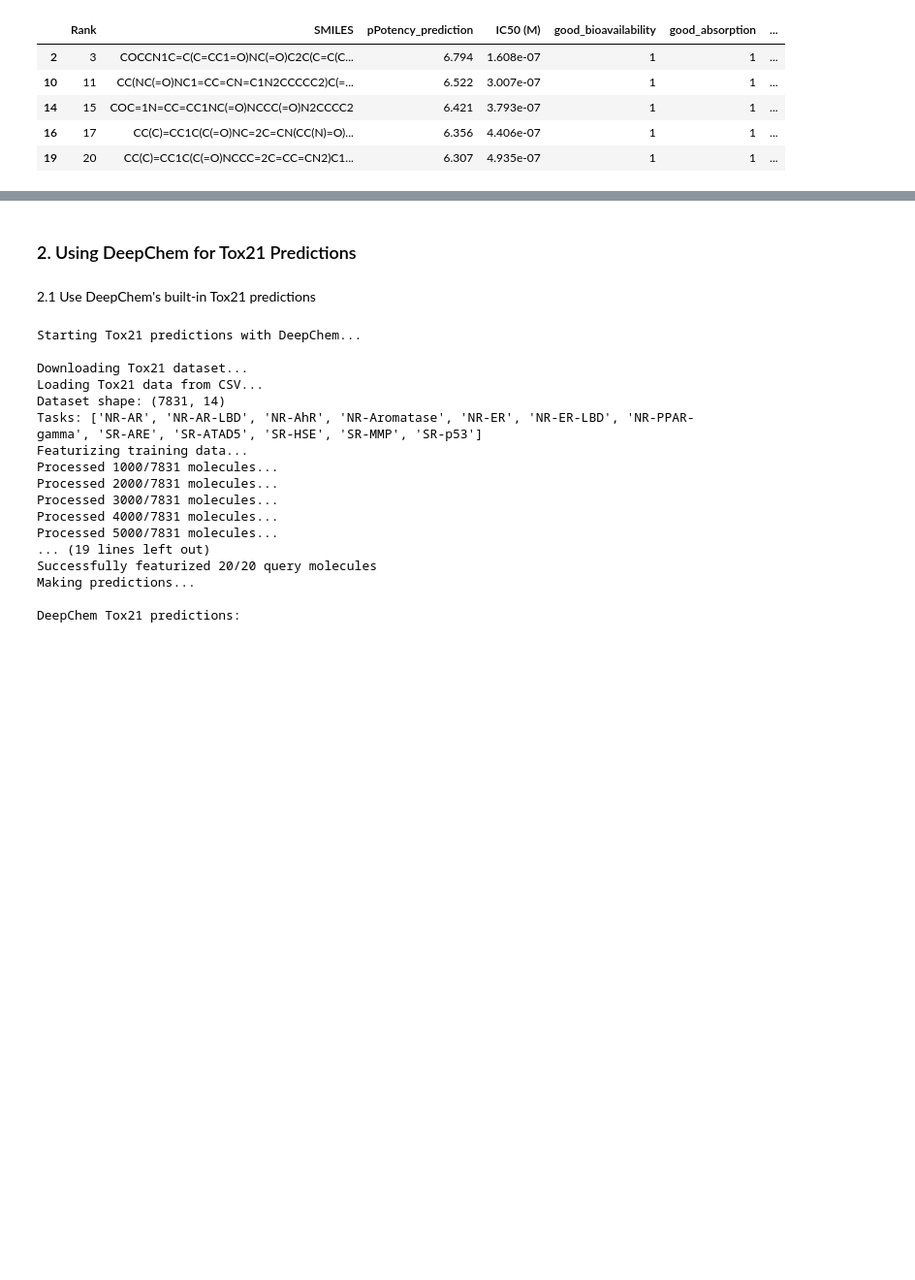
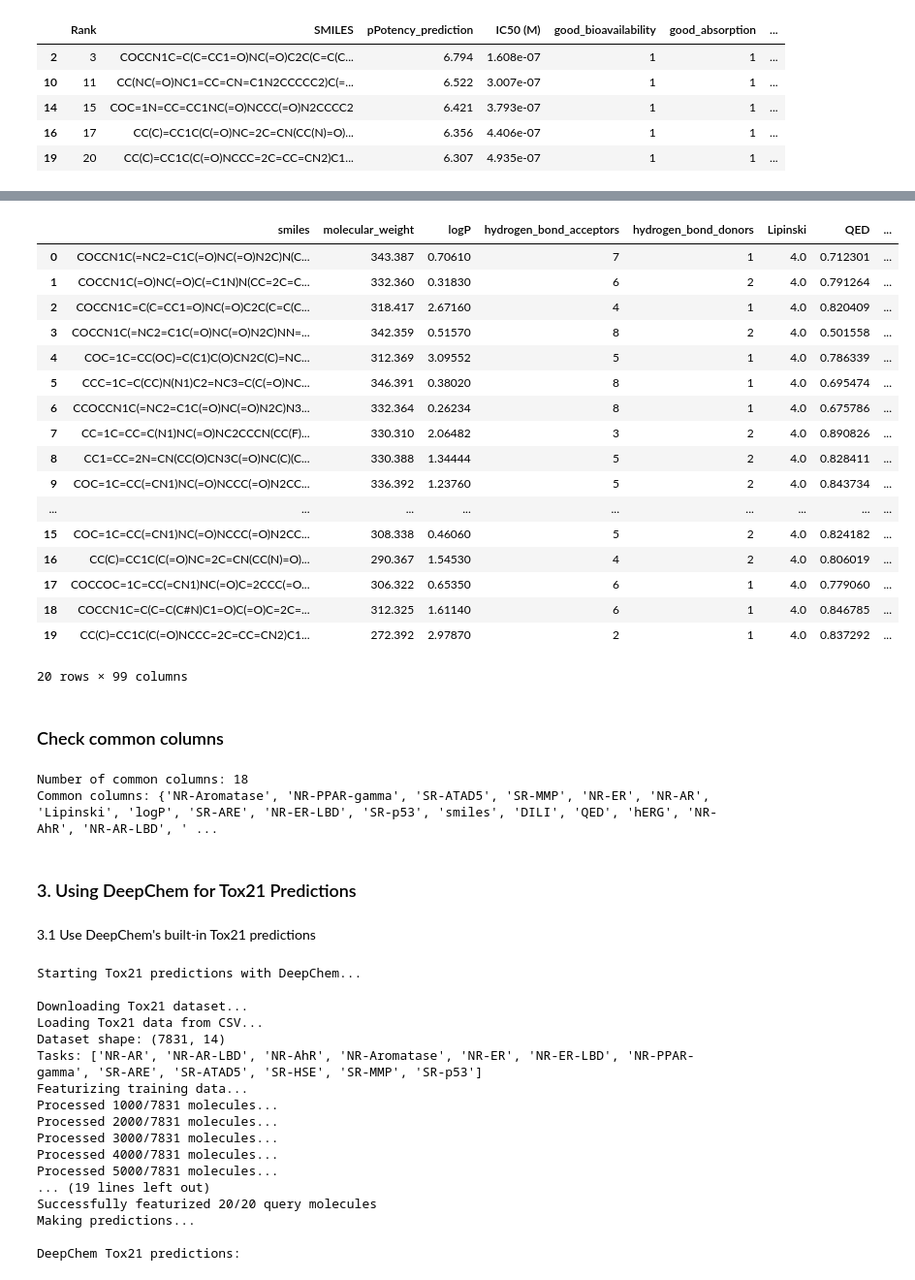
Before and after one commit to soumyadeepghosh35/DTRA_DrugDesign, a Jupyter notebook: PubchemData/Step6_Toxicity_AllVirus.ipynb, the cells around one changed output, grey strips where cells are left out. Shown at 97% size. Saved outputs shown, nothing was run; the diff lists cells and outputs as text; code cells hidden in the pictures; blank space fills up the shorter version.

```diff
--- a/PubchemData/Step6_Toxicity_AllVirus.ipynb
+++ b/PubchemData/Step6_Toxicity_AllVirus.ipynb
@@ -443,7 +488,39 @@ Found 5 compounds with:
+# %%
+#EnamineAntiviralsData_wToxicity_4rm_ADMETai_webServerAPI = EnamineAntiviralsData_top20.copy()
+EnamineAntiviralsData_wToxicity_4rm_ADMETai_webServer = pd.read_csv(dataDir + "Toxicity/ADMETai_webServer.csv")
+EnamineAntiviralsData_wToxicity_4rm_ADMETai_webServer
+# %% [output]
+|  | smiles | molecular_weight | logP | hydrogen_bond_acceptors | hydrogen_bond_donors | Lipinski | QED | ... |
+| 0 | COCCN1C(=NC2=C1C(=O)NC(=O)N2C)N(C... | 343.387 | 0.70610 | 7 | 1 | 4.0 | 0.712301 | ... |
+| 1 | COCCN1C(=O)NC(=O)C(=C1N)N(CC=2C=C... | 332.360 | 0.31830 | 6 | 2 | 4.0 | 0.791264 | ... |
+| 2 | COCCN1C=C(C=CC1=O)NC(=O)C2C(C=C(C... | 318.417 | 2.67160 | 4 | 1 | 4.0 | 0.820409 | ... |
+| 3 | COCCN1C(=NC2=C1C(=O)NC(=O)N2C)NN=... | 342.359 | 0.51570 | 8 | 2 | 4.0 | 0.501558 | ... |
+| 4 | COC=1C=CC(OC)=C(C1)C(O)CN2C(C)=NC... | 312.369 | 3.09552 | 5 | 1 | 4.0 | 0.786339 | ... |
+| 5 | CCC=1C=C(CC)N(N1)C2=NC3=C(C(=O)NC... | 346.391 | 0.38020 | 8 | 1 | 4.0 | 0.695474 | ... |
+| 6 | CCOCCN1C(=NC2=C1C(=O)NC(=O)N2C)N3... | 332.364 | 0.26234 | 8 | 1 | 4.0 | 0.675786 | ... |
+| 7 | CC=1C=CC=C(N1)NC(=O)NC2CCCN(CC(F)... | 330.310 | 2.06482 | 3 | 2 | 4.0 | 0.890826 | ... |
+| 8 | CC1=CC=2N=CN(CC(O)CN3C(=O)NC(C)(C... | 330.388 | 1.34444 | 5 | 2 | 4.0 | 0.828411 | ... |
+| 9 | COC=1C=CC(=CN1)NC(=O)NCCC(=O)N2CC... | 336.392 | 1.23760 | 5 | 2 | 4.0 | 0.843734 | ... |
+| ... | ... | ... | ... | ... | ... | ... | ... | ... |
+| 15 | COC=1C=CC(=CN1)NC(=O)NCCC(=O)N2CC... | 308.338 | 0.46060 | 5 | 2 | 4.0 | 0.824182 | ... |
+| 16 | CC(C)=CC1C(C(=O)NC=2C=CN(CC(N)=O)... | 290.367 | 1.54530 | 4 | 2 | 4.0 | 0.806019 | ... |
+| 17 | COCCOC=1C=CC(=CN1)NC(=O)C=2CCC(=O... | 306.322 | 0.65350 | 6 | 1 | 4.0 | 0.779060 | ... |
+| 18 | COCCN1C=C(C=C(C#N)C1=O)C(=O)C=2C=... | 312.325 | 1.61140 | 6 | 1 | 4.0 | 0.846785 | ... |
+| 19 | CC(C)=CC1C(C(=O)NCCC=2C=CC=CN2)C1... | 272.392 | 2.97870 | 2 | 1 | 4.0 | 0.837292 | ... |
+20 rows × 99 columns
+# %% [markdown]
+### Check common columns
+# %%
+common_cols = set(EnamineAntiviralsData_wToxicity_4rm_ADMET_webServer.columns) & set(EnamineAntiviralsData_wToxicity_4rm_ADMETai_webServer.columns)
+print(f"Number of common columns: {len(common_cols)}")
+print(f"Common columns: {common_cols}")
+# %% [output]
+Number of common columns: 18
+Common columns: {'NR-Aromatase', 'NR-PPAR-gamma', 'SR-ATAD5', 'SR-MMP', 'NR-ER', 'NR-AR', 'Lipinski', 'logP', 'SR-ARE', 'NR-ER-LBD', 'SR-p53', 'smiles', 'DILI', 'QED', 'hERG', 'NR-AhR', 'NR-AR-LBD', ' ...
 # %% [markdown]
-### 2. Using DeepChem for Tox21 Predictions
+### 3. Using DeepChem for Tox21 Predictions
 # %% [markdown]
-2.1 Use DeepChem's built-in Tox21 predictions
+3.1 Use DeepChem's built-in Tox21 predictions
 # %%
 import deepchem as dc
 import pandas as pd
```
Also changed, not shown: parts of 6 cells of this notebook, 2 other files.
